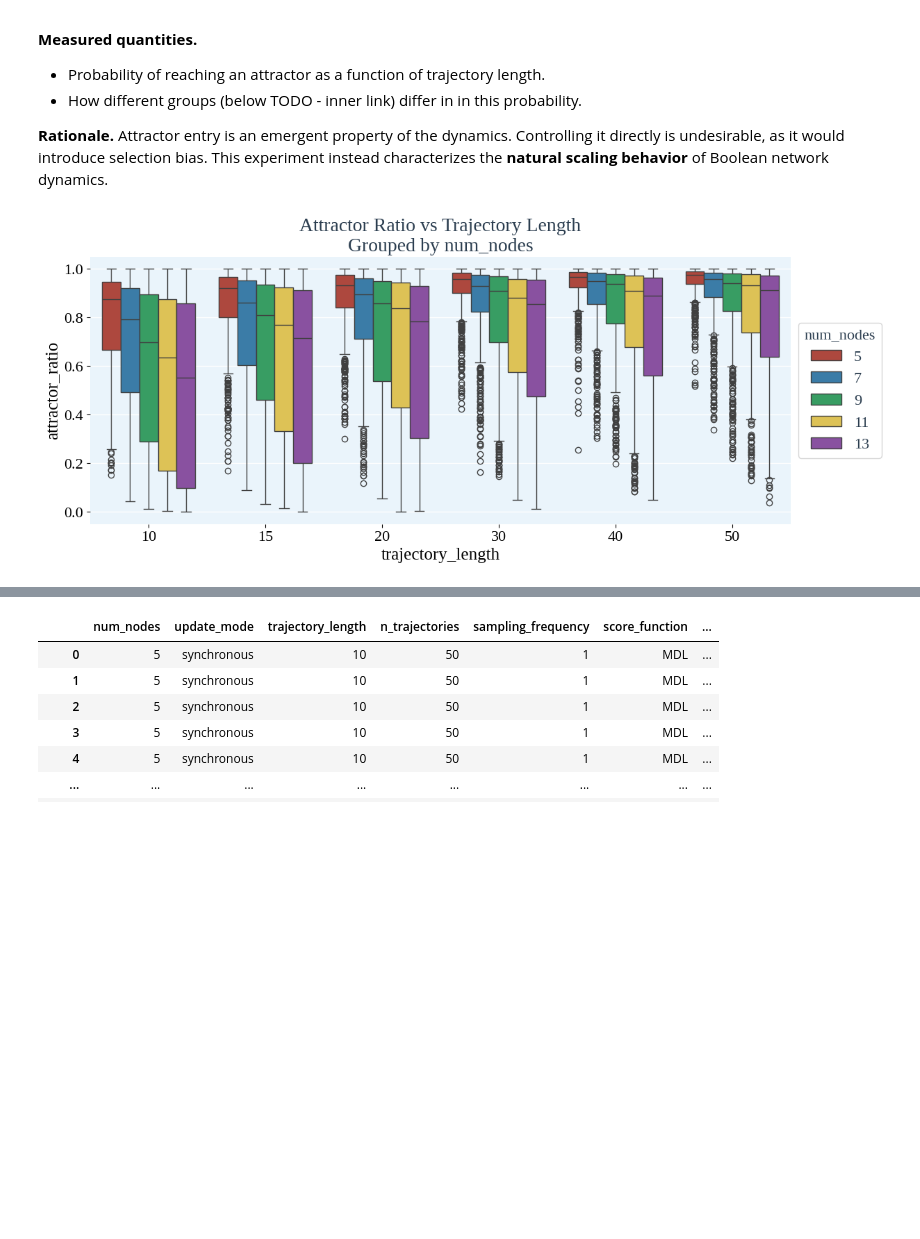
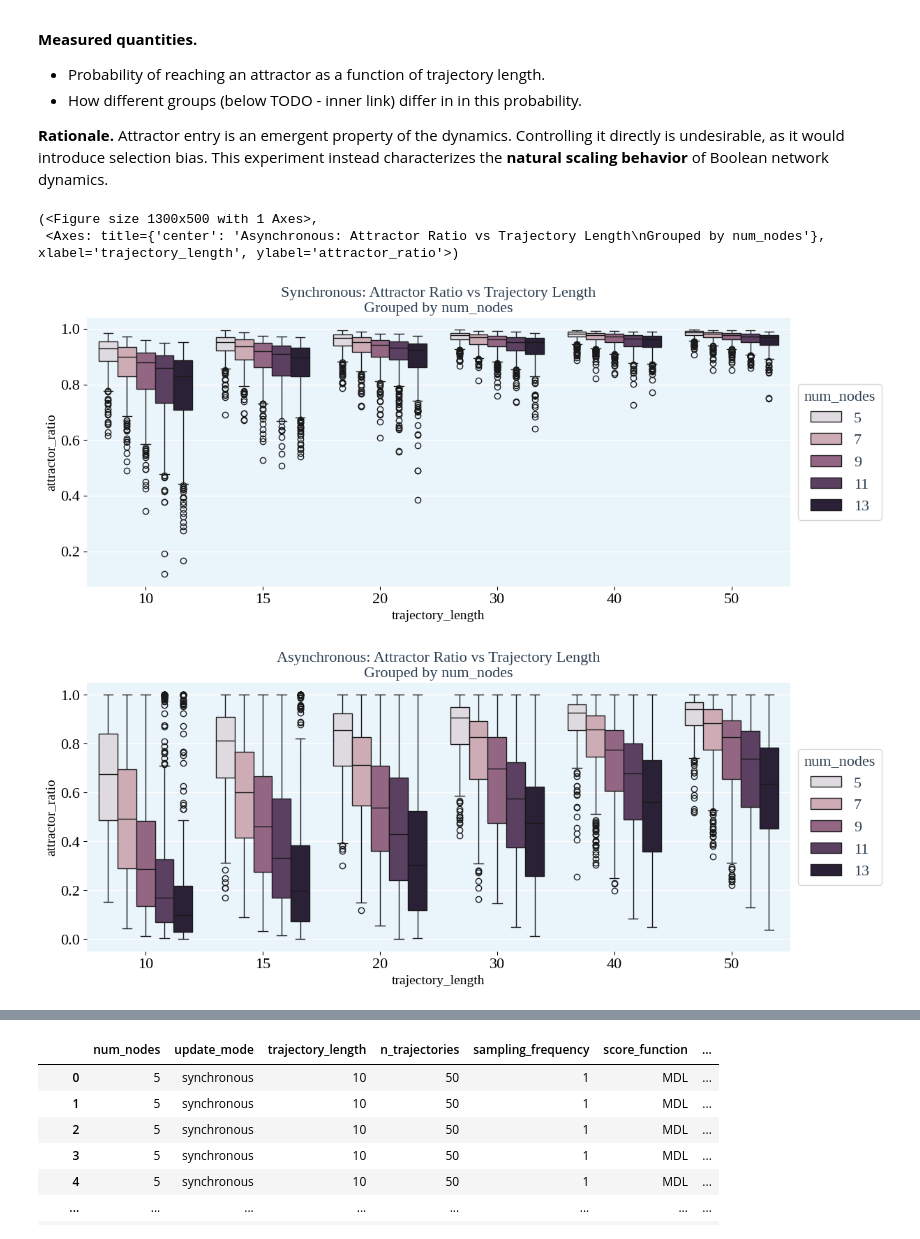
Before and after one commit to maxi7524/SAD2_final_project, a Jupyter notebook: notebooks/report_copy.ipynb, the cells around one changed output, grey strips where cells are left out. Cells and saved outputs as stored; diff of their text form; code cells hidden in the pictures; blank space fills up the shorter version.

```diff
--- a/notebooks/report_copy.ipynb
+++ b/notebooks/report_copy.ipynb
@@ -1,12 +1,9 @@
 # %%
-
 import pandas as pd
 from pathlib import Path
 from sad2_final_project.analysis import add_missing_metrics_from_experiment, loader_obsolete_data
 import os
-import seaborn as sns
-import matplotlib as plt
-from sad2_final_project.analysis import plot_scatter, plot_boxplot
+from sad2_final_project.analysis import plot_scatter, plot_boxplot, plot_scatter_subplots
 
 # paths
 ## set global dir
@@ -15,17 +12,11 @@ if cwd.name == "notebooks":
     os.chdir(cwd.parent)
 print(os.getcwd())
 ## create paths
-DATA_PATH = Path('data/trajectory_length_vs_attractors')
 DATA_PATH2 = Path('data/trajectory_length_vs_attractors1')
-DATA_PATH1 = Path('data/trajectory_length_vs_attractors2')
 
-df1 = loader_obsolete_data(DATA_PATH1 / 'results/metadata.csv', DATA_PATH1 / 'results/joined_results_trajectory_length_vs_attractors.csv')
-df = loader_obsolete_data(DATA_PATH / 'results/metadata.csv', DATA_PATH / 'results/joined_results_trajectory_length_vs_attractors.csv')
-df2 = loader_obsolete_data(DATA_PATH2 / 'results/metadata.csv', DATA_PATH2 / 'results/joined_results_trajectory_length_vs_attractors.csv')
+df = loader_obsolete_data(DATA_PATH2 / 'results/metadata.csv', DATA_PATH2 / 'results/joined_results_trajectory_length_vs_attractors.csv')
 metrics_list=['TP', 'FP', 'FN', 'precision', 'recall', 'sensitivity', 'AHD', 'SHD', 'EHD', 'SID']
-df = add_missing_metrics_from_experiment(df, DATA_PATH, metrics_list, after_column='attractor_ratio')
-df2 = add_missing_metrics_from_experiment(df2, DATA_PATH2, metrics_list, after_column='attractor_ratio')
-df1 = add_missing_metrics_from_experiment(df1, DATA_PATH1, metrics_list, after_column='attractor_ratio')
+df = add_missing_metrics_from_experiment(df, DATA_PATH2, metrics_list, after_column='attractor_ratio')
 # %% [markdown]
 ## Part 1
 # %% [markdown]
@@ -86,3 +77,5 @@ Depending on the experiment, averaging is performed over:
 - independently generated networks.
 
 The aggregation strategy is explicitly chosen for each experiment to match the source of variability under investigation.
+# %%
+df1 = df[df["trajectory_length"]>=10]
@@ -188,10 +291,18 @@ Attractor entry is an emergent property of the dynamics. Controlling it directly
 # %%
 category_colors = ['#C0392B', '#2980B9', '#27AE60', '#F4D03F', '#8E44AD']
 
+df_synchronous = df1[df1["update_mode"]=="synchronous"]
+df_asynchronous = df1[df1["update_mode"]=="asynchronous"]
 
-# Boxplot grouped by num_nodes
-plot_boxplot(df, x='trajectory_length', y='attractor_ratio', hue='num_nodes',
-             title='Attractor Ratio vs Trajectory Length\nGrouped by num_nodes')
+# Boxplot grouped by num_nodes synchronous
+plot_boxplot(df_synchronous, x='trajectory_length', y='attractor_ratio', hue='num_nodes',
+             title='Synchronous: Attractor Ratio vs Trajectory Length\nGrouped by num_nodes')
+# Boxplot grouped by num_nodes synchronous
+plot_boxplot(df_asynchronous, x='trajectory_length', y='attractor_ratio', hue='num_nodes',
+             title='Asynchronous: Attractor Ratio vs Trajectory Length\nGrouped by num_nodes')
 # %% [output]
+(<Figure size 1300x500 with 1 Axes>,
+ <Axes: title={'center': 'Asynchronous: Attractor Ratio vs Trajectory Length\nGrouped by num_nodes'}, xlabel='trajectory_length', ylabel='attractor_ratio'>)
-[figure, old version]
+[figure, new version]
+[figure, added]
 # %% [markdown]
```
Also changed, not shown: parts of 18 cells of this notebook, 1 other file.
